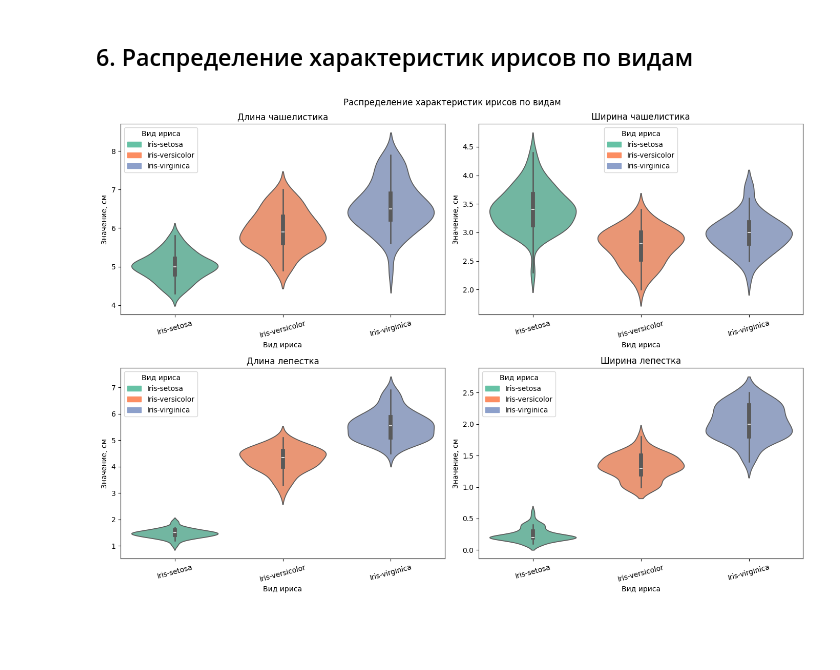
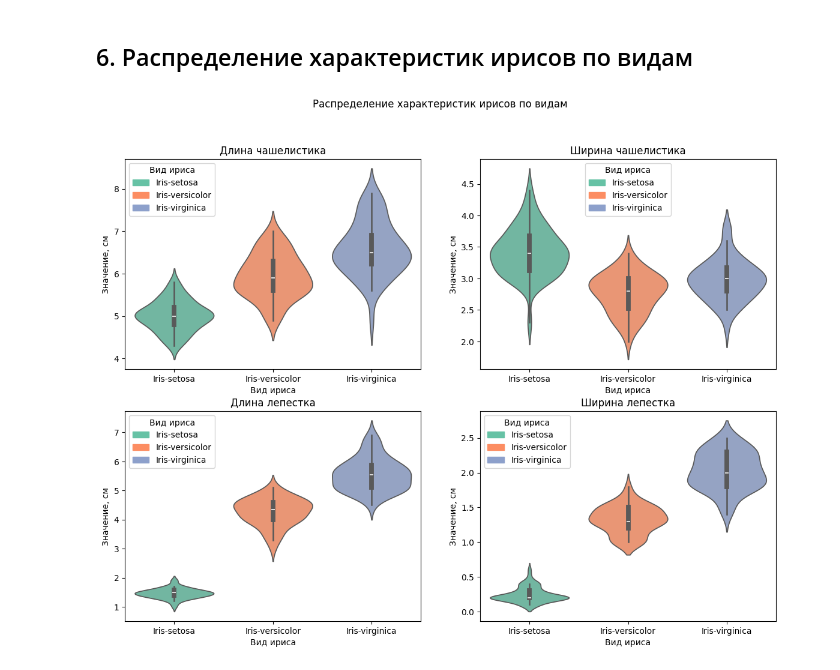
Before and after one commit to im-the-g00se-BMSTU/lab2-lap, a Jupyter notebook: task1.ipynb, the cells around one changed output. Saved outputs shown, nothing was run; the diff lists cells and outputs as text; code cells hidden in the pictures; blank space fills up the shorter version.

```diff
--- a/task1.ipynb
+++ b/task1.ipynb
@@ -9,9 +9,9 @@ import pandas as pd
 import seaborn as sns
 from matplotlib.patches import Patch
 
-data_dir = Path('task1') if Path('task1').is_dir() else Path('.')
-ships = pd.read_csv(data_dir / 'Cleaned_ships_data.csv')
-iris = pd.read_csv(data_dir / 'IRIS.csv')
+ships = pd.read_csv('Cleaned_ships_data.csv')
+
+iris = pd.read_csv('IRIS.csv')
 # %% [markdown]
 ## 1. Средний максимальный вес груза и длина корабля
 # %%
@@ -91,21 +117,26 @@ plt.show()
 ## 6. Распределение характеристик ирисов по видам
 # %%
 species = iris['species'].unique()
+
 colors = dict(zip(species, sns.color_palette('Set2', len(species))))
+
 titles = ['Длина чашелистика', 'Ширина чашелистика',
           'Длина лепестка', 'Ширина лепестка']
+
 legend_items = [Patch(color=colors[name], label=name) for name in species]
 
 fig, axes = plt.subplots(2, 2, figsize=(14, 10))
+
 for ax, feature, title in zip(axes.flat, iris_features, titles):
     sns.violinplot(data=iris, x='species', y=feature, hue='species',
                    palette=colors, dodge=False, ax=ax)
+
     ax.set(title=title, xlabel='Вид ириса', ylabel='Значение, см')
+
     ax.legend(handles=legend_items, title='Вид ириса')
-    ax.tick_params(axis='x', labelrotation=15)
 
 fig.suptitle('Распределение характеристик ирисов по видам')
-fig.tight_layout()
+
 plt.show()
 # %% [output]
-[figure, old version]
+[figure, new version]
```
Also changed, not shown: parts of 5 cells of this notebook, 1 other file.
